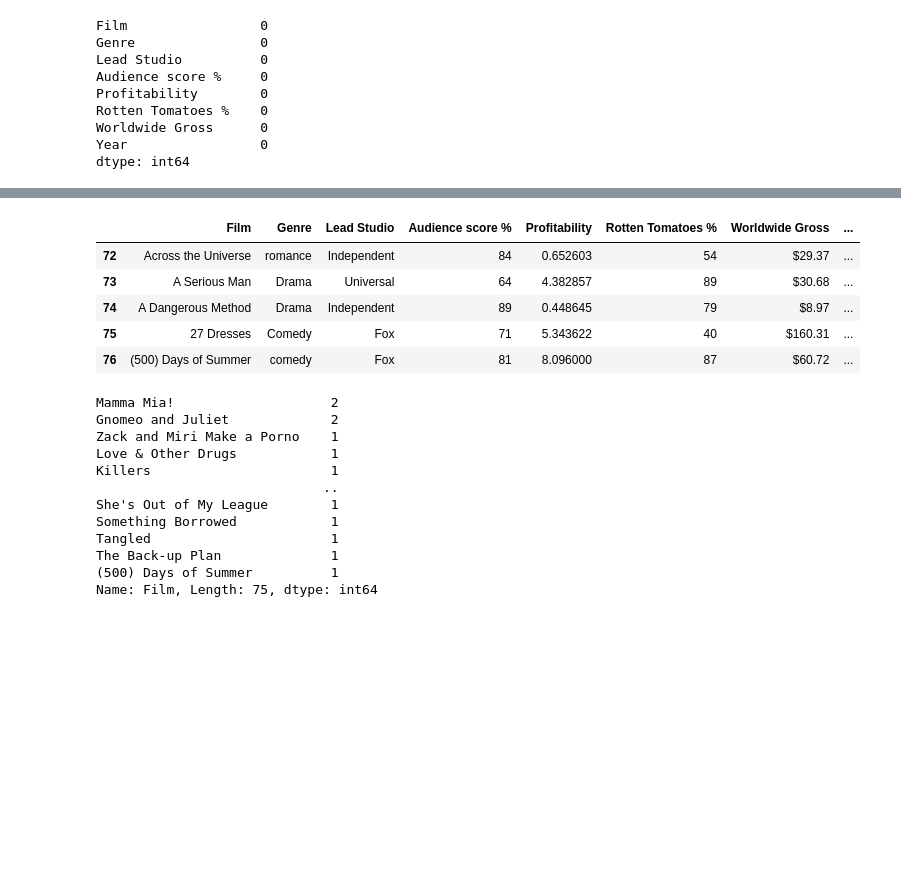
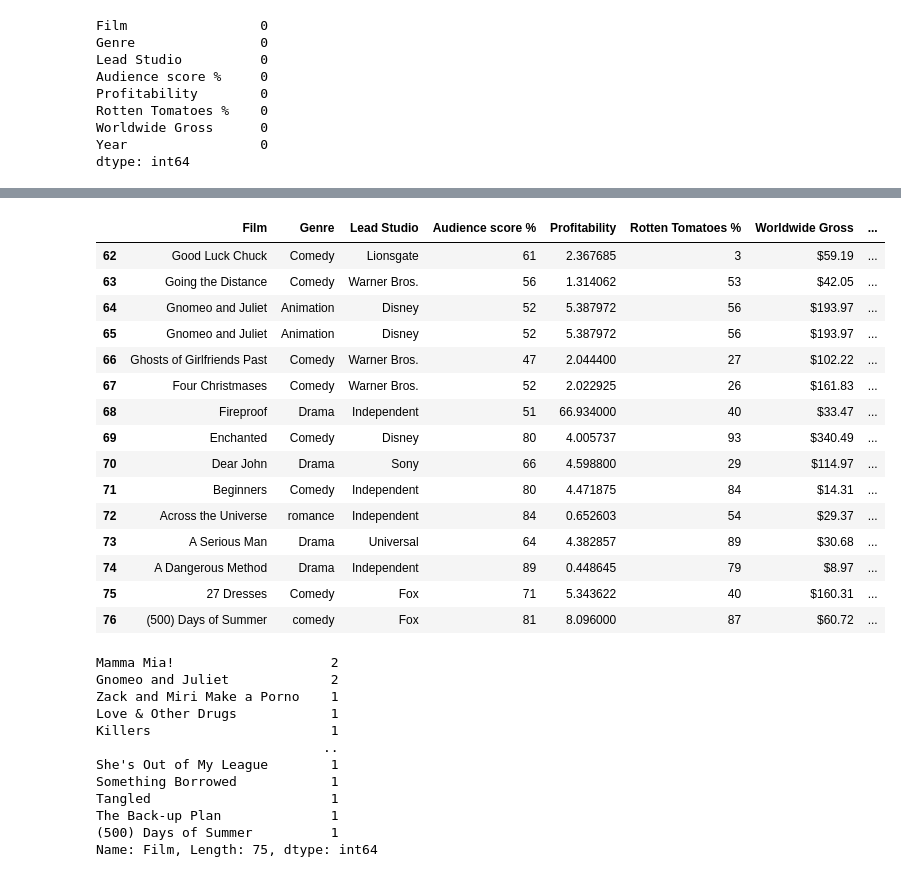
Before and after one commit to staspb2012/Educational_projects, a Jupyter notebook: Cinema_stats.ipynb, the cells around one changed output, grey strips where cells are left out. Saved outputs shown, nothing was run; the diff lists cells and outputs as text; code cells hidden in the pictures; blank space fills up the shorter version.

```diff
--- a/Cinema_stats.ipynb
+++ b/Cinema_stats.ipynb
@@ -88,8 +106,18 @@ cinema.head()
 # %%
 #Выводим нижние значения для ознакомления с датафреймом
-cinema.tail()
+cinema.tail(15)
 # %% [output]
 |  | Film | Genre | Lead Studio | Audience score % | Profitability | Rotten Tomatoes % | Worldwide Gross | ... |
+| 62 | Good Luck Chuck | Comedy | Lionsgate | 61 | 2.367685 | 3 | $59.19 | ... |
+| 63 | Going the Distance | Comedy | Warner Bros. | 56 | 1.314062 | 53 | $42.05 | ... |
+| 64 | Gnomeo and Juliet | Animation | Disney | 52 | 5.387972 | 56 | $193.97 | ... |
+| 65 | Gnomeo and Juliet | Animation | Disney | 52 | 5.387972 | 56 | $193.97 | ... |
+| 66 | Ghosts of Girlfriends Past | Comedy | Warner Bros. | 47 | 2.044400 | 27 | $102.22 | ... |
+| 67 | Four Christmases | Comedy | Warner Bros. | 52 | 2.022925 | 26 | $161.83 | ... |
+| 68 | Fireproof | Drama | Independent | 51 | 66.934000 | 40 | $33.47 | ... |
+| 69 | Enchanted | Comedy | Disney | 80 | 4.005737 | 93 | $340.49 | ... |
+| 70 | Dear John | Drama | Sony | 66 | 4.598800 | 29 | $114.97 | ... |
+| 71 | Beginners | Comedy | Independent | 80 | 4.471875 | 84 | $14.31 | ... |
 | 72 | Across the Universe | romance | Independent | 84 | 0.652603 | 54 | $29.37 | ... |
 | 73 | A Serious Man | Drama | Universal | 64 | 4.382857 | 89 | $30.68 | ... |
 | 74 | A Dangerous Method | Drama | Independent | 89 | 0.448645 | 79 | $8.97 | ... |
```
Also changed, not shown: parts of 8 cells of this notebook.
